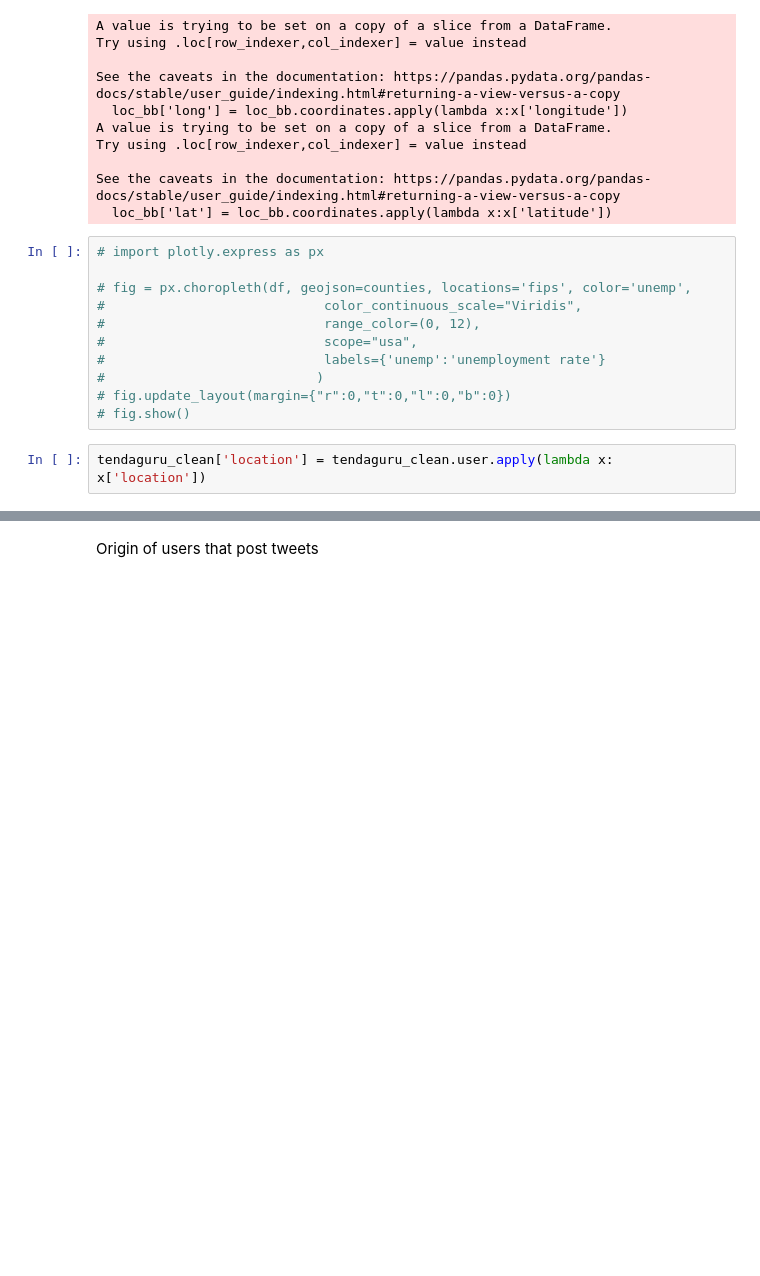
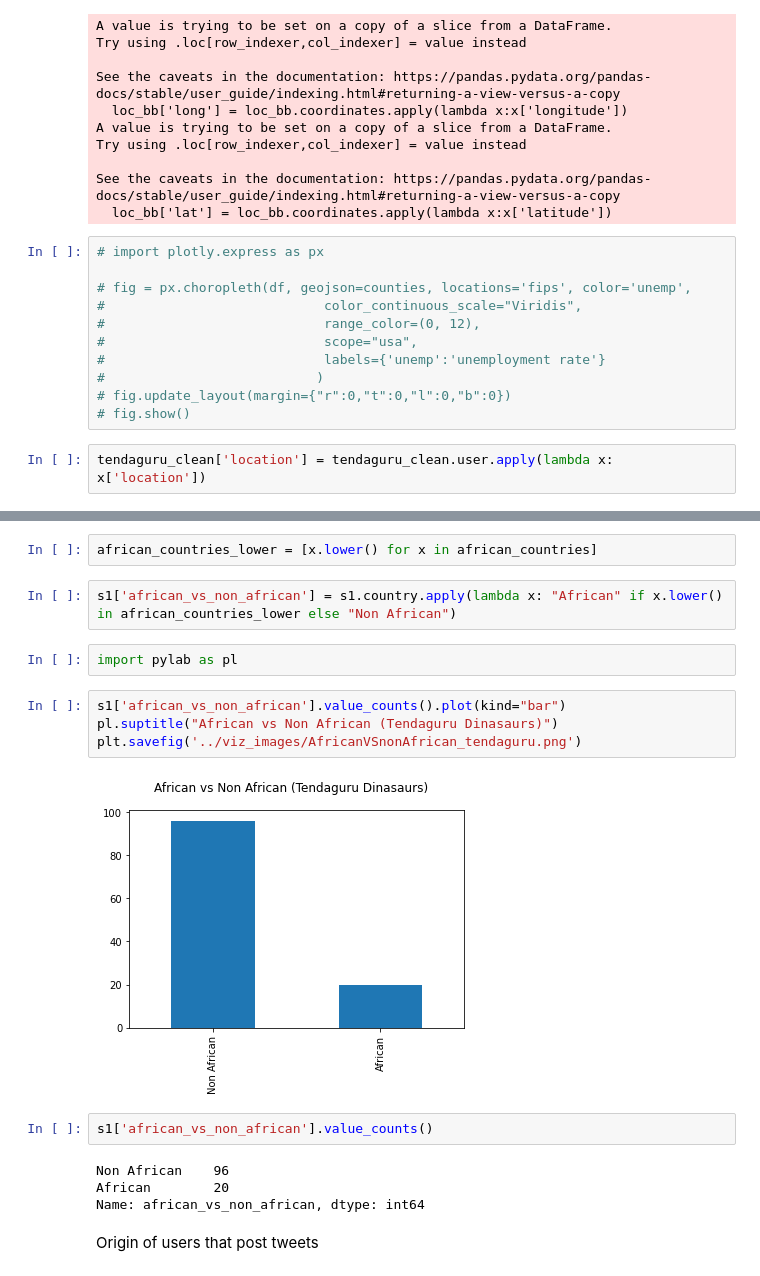
Before and after one commit to TamatiB/restitution_africa2021, a Jupyter notebook: notebooks/viz_tendaguru.ipynb, the cells around one changed output, grey strips where cells are left out. Cells and saved outputs as stored; diff of their text form; blank space fills up the shorter version.

Commit message:
Added new csvs and images, plus made edits to notebooks

```diff
--- a/notebooks/viz_tendaguru.ipynb
+++ b/notebooks/viz_tendaguru.ipynb
@@ -430,2 +486,20 @@ See the caveats in the documentation: https://pandas.pydata.org/pandas-docs/stab
+# %%
+african_countries_lower = [x.lower() for x in african_countries]
+# %%
+s1['african_vs_non_african'] = s1.country.apply(lambda x: "African" if x.lower() in african_countries_lower else "Non African")
+# %%
+import pylab as pl
+# %%
+s1['african_vs_non_african'].value_counts().plot(kind="bar")
+pl.suptitle("African vs Non African (Tendaguru Dinasaurs)")
+plt.savefig('../viz_images/AfricanVSnonAfrican_tendaguru.png')
+# %% [output]
+[figure, added]
+# %%
+s1['african_vs_non_african'].value_counts()
+# %% [output]
+Non African    96
+African        20
+Name: african_vs_non_african, dtype: int64
 # %% [markdown]
 Origin of users that post tweets
```
Also changed, not shown: parts of 32 cells of this notebook, 26 other files.
